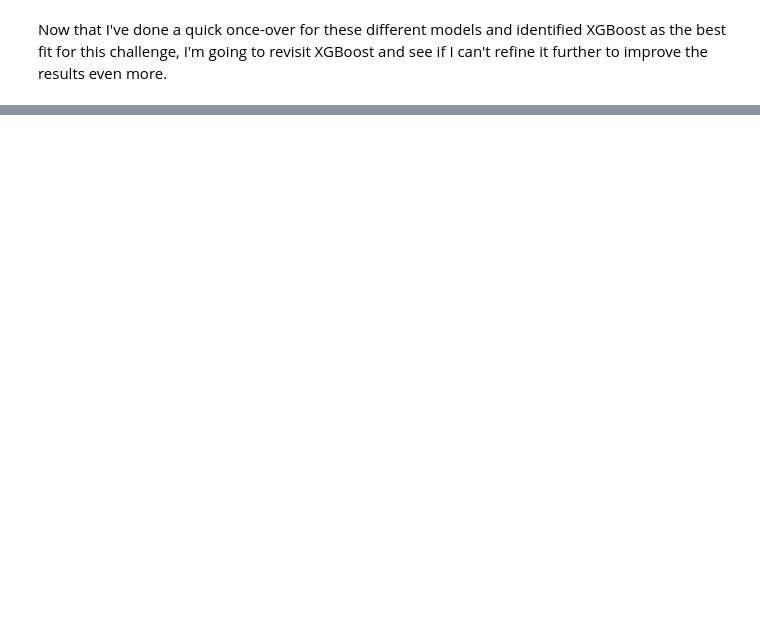
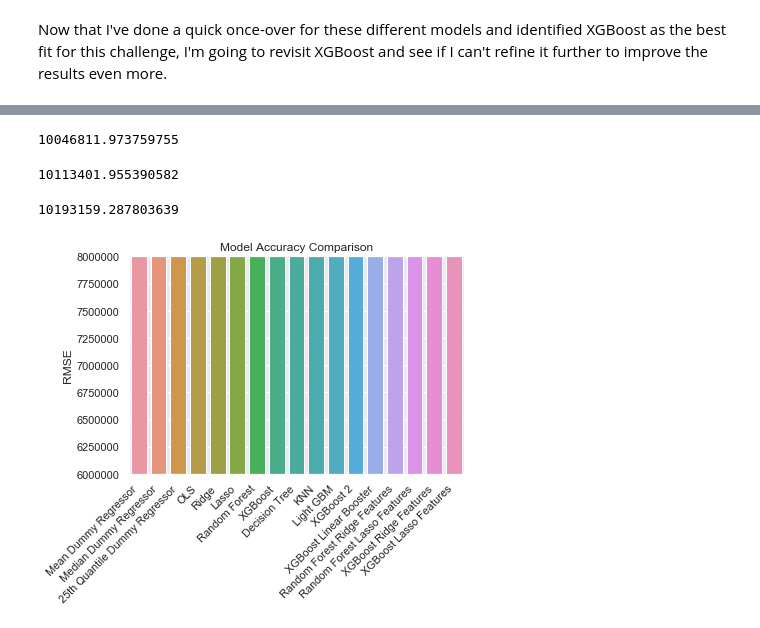
Before and after one commit to zjbrown0689/Solar-Panel-Capstone, a Jupyter notebook: notebooks/model_development.ipynb, the cells around one changed output, grey strips where cells are left out. Saved outputs shown, nothing was run; the diff lists cells and outputs as text; code cells hidden in the pictures; blank space fills up the shorter version.

```diff
--- a/notebooks/model_development.ipynb
+++ b/notebooks/model_development.ipynb
@@ -512,0 +598,69 @@ mean_squared_error(y_te, y_pred)
+# %%
+parameters = {'max_features': sp_randFloat(0.01, 1),
+             'max_depth': sp_randInt(2,10),
+             'min_samples_leaf': sp_randInt(1,2000),
+             'n_estimators': sp_randInt(800,1100)
+             }
+l_forest = RandomForestRegressor(n_jobs=-1, random_state=12)
+l_forest_reg = RandomizedSearchCV(l_forest, parameters, scoring=['neg_root_mean_squared_error', 'neg_mean_absolute_error'],\
+                                refit='neg_root_mean_squared_error', n_iter=60, cv=5, random_state=12)
+lasso_forest = l_forest_reg.fit(x_tr_lasso, y_tr)
+opt_lasso_forest = RandomForestRegressor(n_estimators=lasso_forest.best_params_['n_estimators'],\
+                                   max_features=lasso_forest.best_params_['max_features'],\
+                                   min_samples_leaf=lasso_forest.best_params_['min_samples_leaf'],\
+                                   max_depth=lasso_forest.best_params_['max_depth'], n_jobs = -1, random_state=12)
+opt_lasso_forest.fit(x_tr_lasso, y_tr)
+y_pred = opt_lasso_forest.predict(x_te_lasso)
+train_scores['Random Forest Lasso Features'] = mean_squared_error(y_te, y_pred)
+mean_squared_error(y_te, y_pred)
+# %% [output]
+10046811.973759755
+# %%
+r_xgb = XGBRegressor()
+parameters = {'n_estimators': sp_randInt(500,1000),
+             'max_depth': sp_randInt(2,10),
+             'eta': sp_randFloat(0.0001,0.99),
+             'colsample_bytree': sp_randFloat(0.01,0.99)}
+ridge_xgb = RandomizedSearchCV(r_xgb, parameters, scoring='neg_root_mean_squared_error',\
+                                refit='neg_root_mean_squared_error', n_iter=60, cv=5, random_state=15)
+r_xgbooster = ridge_xgb.fit(x_tr_ridge, y_tr)
+r_xgb_model = XGBRegressor(n_estimators=r_xgbooster.best_params_['n_estimators'],\
+                                   eta=r_xgbooster.best_params_['eta'],\
+                                   colsample_bytree=r_xgbooster.best_params_['colsample_bytree'],\
+                                   max_depth=r_xgbooster.best_params_['max_depth'])
+r_xgb_model.fit(x_tr_ridge, y_tr)
+y_pred = r_xgb_model.predict(x_te_ridge)
+train_scores['XGBoost Ridge Features'] = mean_squared_error(y_te, y_pred)
+mean_squared_error(y_te, y_pred)
+# %% [output]
+10113401.955390582
+# %%
+l_xgb = XGBRegressor()
+parameters = {'n_estimators': sp_randInt(500,1000),
+             'max_depth': sp_randInt(2,10),
+             'eta': sp_randFloat(0.0001,0.99),
+             'colsample_bytree': sp_randFloat(0.01,0.99)}
+lasso_xgb = RandomizedSearchCV(l_xgb, parameters, scoring='neg_root_mean_squared_error',\
+                                refit='neg_root_mean_squared_error', n_iter=60, cv=5, random_state=15)
+l_xgbooster = lasso_xgb.fit(x_tr_lasso, y_tr)
+l_xgb_model = XGBRegressor(n_estimators=l_xgbooster.best_params_['n_estimators'],\
+                                   eta=l_xgbooster.best_params_['eta'],\
+                                   colsample_bytree=l_xgbooster.best_params_['colsample_bytree'],\
+                                   max_depth=l_xgbooster.best_params_['max_depth'])
+l_xgb_model.fit(x_tr_lasso, y_tr)
+y_pred = l_xgb_model.predict(x_te_lasso)
+train_scores['XGBoost Lasso Features'] = mean_squared_error(y_te, y_pred)
+mean_squared_error(y_te, y_pred)
+# %% [output]
+10193159.287803639
+# %%
+keys = list(train_scores.keys())
+vals = [float(train_scores[k]) for k in keys]
+sns.barplot(x=keys, y=vals)
+plt.xticks(rotation=45, ha='right')
+plt.ylabel('RMSE')
+plt.title('Model Accuracy Comparison')
+plt.ylim(6000000,8000000)
+plt.show()
+# %% [output]
+[figure, added]
```
Also changed, not shown: parts of 58 cells of this notebook, 1 other file.
